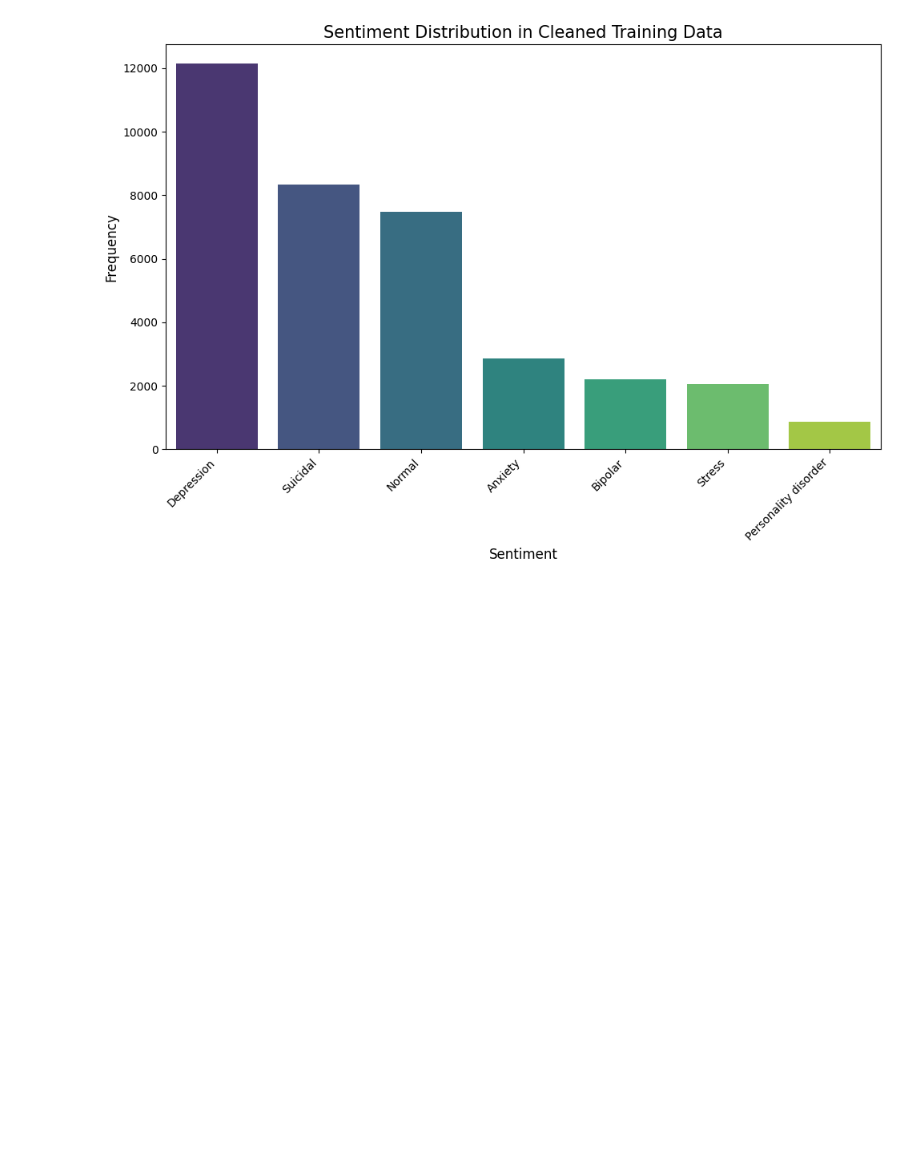
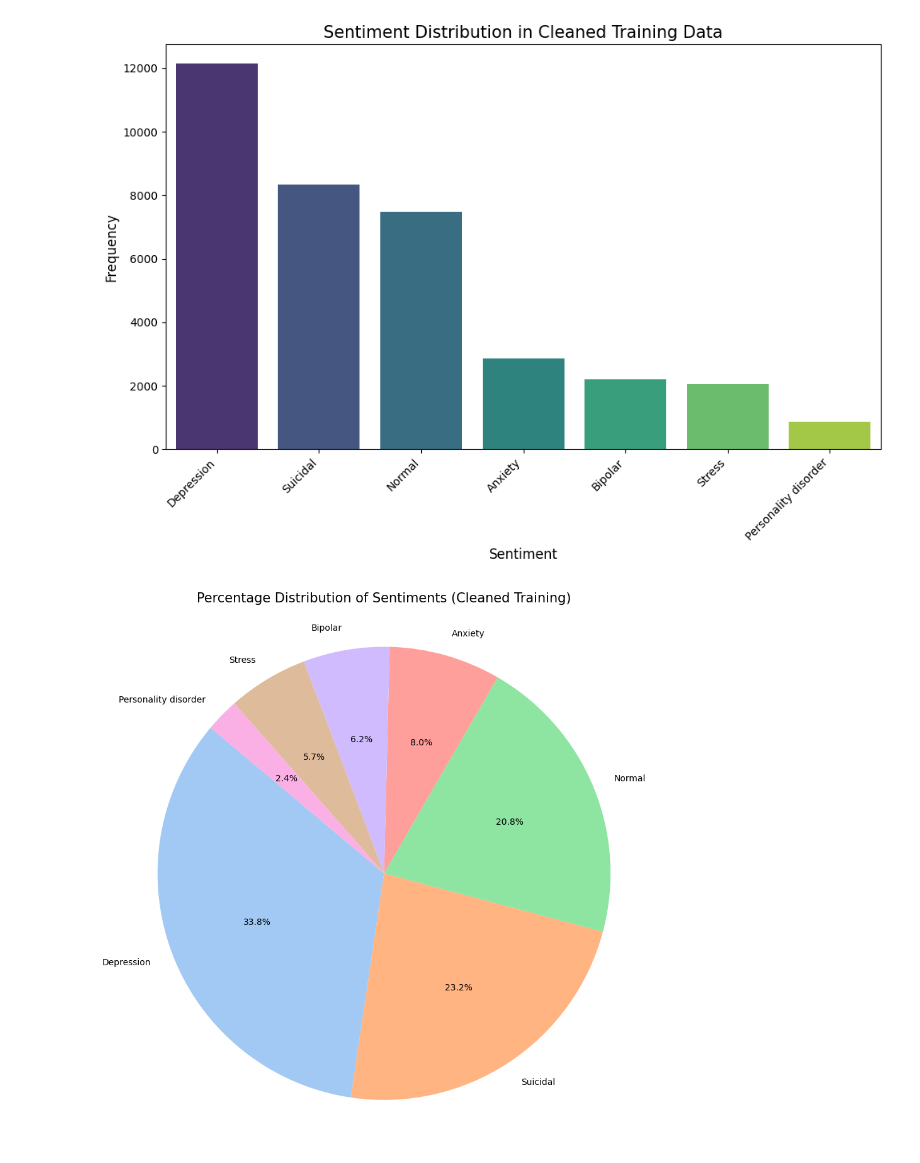
Before and after one commit to anas-maroof/AI-Driven-Mental-Health-Monitoring, a Jupyter notebook: Mental_Health_Sentiment_Analysis.ipynb, the cells around one changed output. Cells and saved outputs as stored; diff of their text form; code cells hidden in the pictures; blank space fills up the shorter version.

Commit message:
sentiment frequency pie chart

```diff
--- a/Mental_Health_Sentiment_Analysis.ipynb
+++ b/Mental_Health_Sentiment_Analysis.ipynb
@@ -561,3 +561,15 @@ if not y_train_cleaned.empty:
 # %% [output]
  Exploratory Data Analysis on Cleaned Training Data
 [figure]
+# %%
+# Sentiment Frequency Pie Chart
+plt.figure(figsize=(9, 9))
+plt.pie(sentiment_counts_train, labels=sentiment_counts_train.index, autopct='%1.1f%%',
+        startangle=140, colors=sns.color_palette('pastel'), textprops={'fontsize': 10})
+plt.title('Percentage Distribution of Sentiments (Cleaned Training)', fontsize=15)
+plt.axis('equal')
+plt.tight_layout()
+plt.savefig(os.path.join(OUTPUT_DIR, 'sentiment_distribution_train_cleaned_pie.png'))
+plt.show()
+# %% [output]
+[figure, added]
```
Also changed, not shown: 1 other file.
